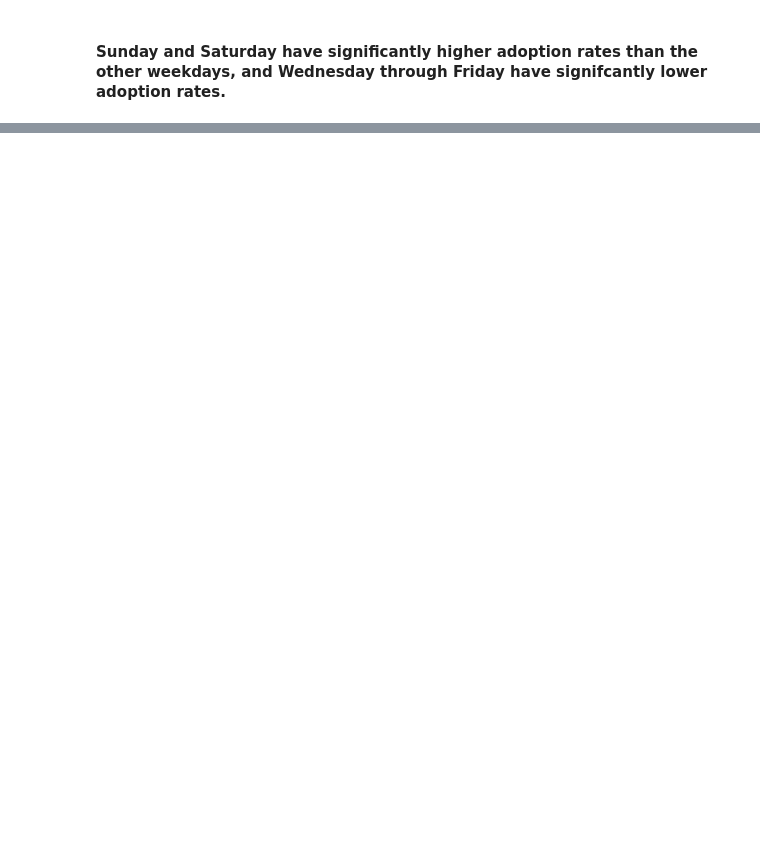
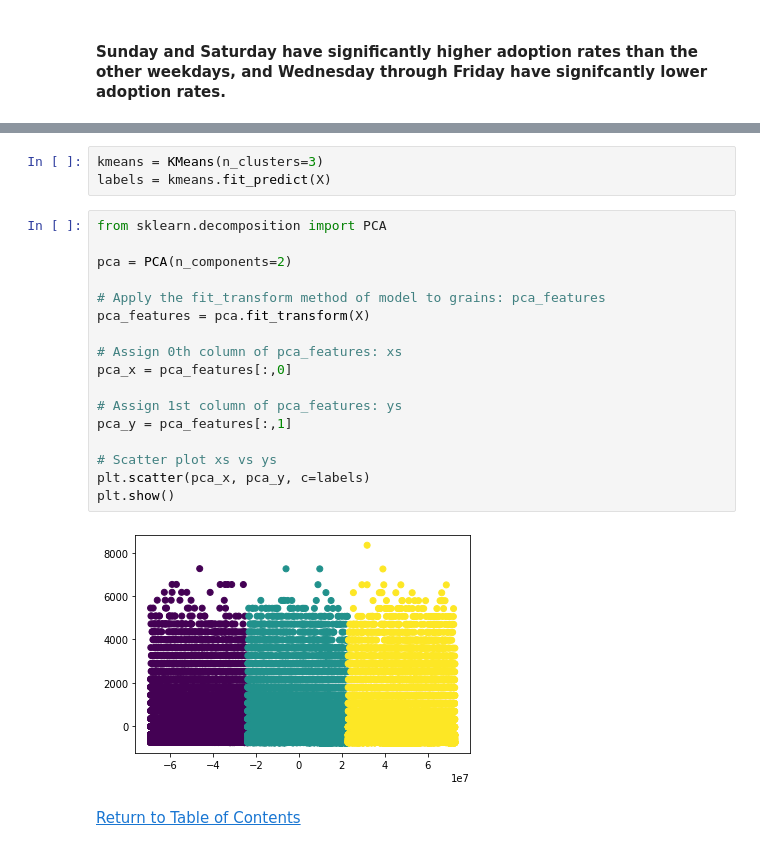
Before and after one commit to krritz/Animal-Shelter-Exploratory-Analysis, a Jupyter notebook: Animal Shelter Analysis.ipynb, the cells around one changed output, grey strips where cells are left out. Cells and saved outputs as stored; diff of their text form; blank space fills up the shorter version.

```diff
--- a/Animal Shelter Analysis.ipynb
+++ b/Animal Shelter Analysis.ipynb
@@ -1498,0 +1742,24 @@ weekday_bootstrap
+# %%
+kmeans = KMeans(n_clusters=3)
+labels = kmeans.fit_predict(X)
+# %%
+from sklearn.decomposition import PCA
+
+pca = PCA(n_components=2)
+
+# Apply the fit_transform method of model to grains: pca_features
+pca_features = pca.fit_transform(X)
+
+# Assign 0th column of pca_features: xs
+pca_x = pca_features[:,0]
+
+# Assign 1st column of pca_features: ys
+pca_y = pca_features[:,1]
+
+# Scatter plot xs vs ys
+plt.scatter(pca_x, pca_y, c=labels)
+plt.show()
+# %% [output]
+[figure, added]
+# %% [markdown]
+[Return to Table of Contents](#Analysis-Outline)
```
Also changed, not shown: parts of 52 cells of this notebook.
